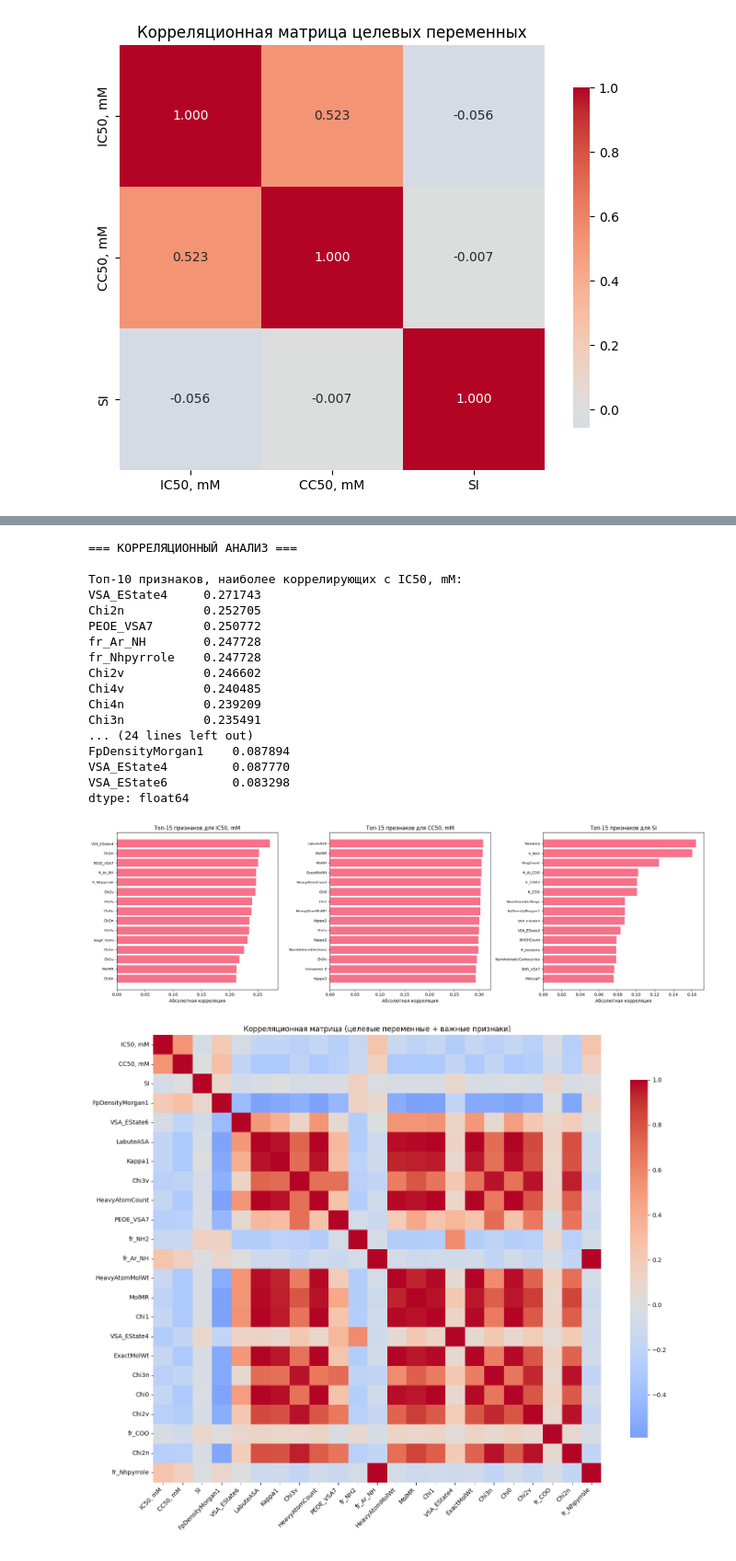
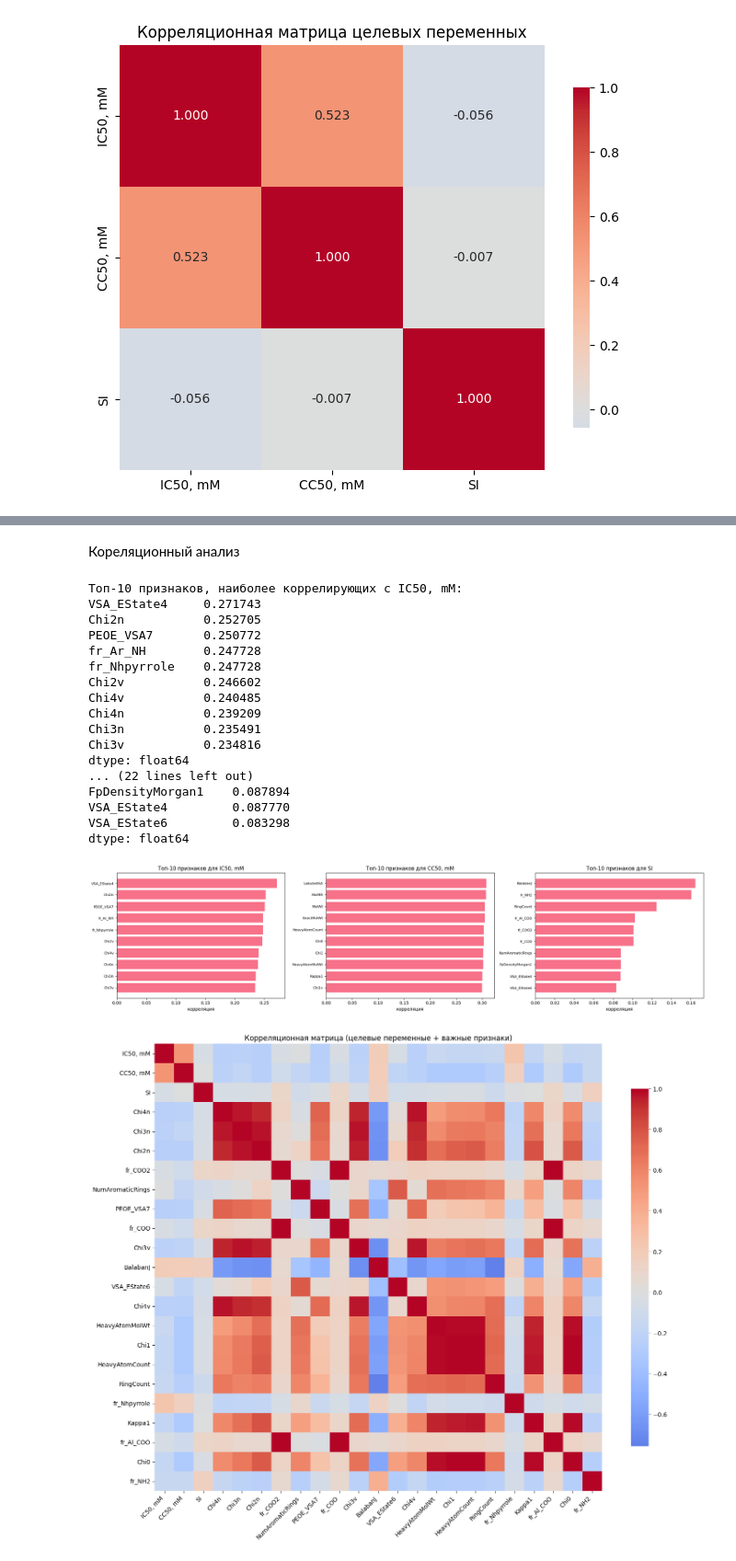
Before and after one commit to schwarzRabe/drug_activity_prediction, a Jupyter notebook: notebooks/01_eda.ipynb, the cells around one changed output, grey strips where cells are left out. Shown: that part at 92% size. Saved outputs shown, nothing was run; the diff lists cells and outputs as text; code cells hidden in the pictures.

```diff
--- a/notebooks/01_eda.ipynb
+++ b/notebooks/01_eda.ipynb
@@ -213,49 +225,39 @@ plt.show()
 # %%
+def analyze_features(df, target_cols):
 
-# =============================================================================
-# 3. АНАЛИЗ ПРИЗНАКОВ
-# =============================================================================
-
-def analyze_features(df, target_cols):
-    """Анализ молекулярных дескрипторов"""
-
-    # Отделение признаков от целевых переменных
+    # Отделяем признаки от целевых переменных
     feature_cols = [col for col in df.columns if col not in target_cols]
-
-    print("=== АНАЛИЗ ПРИЗНАКОВ ===")
     print(f"Общее количество признаков: {len(feature_cols)}")
 
     # Типы признаков
     numeric_features = df[feature_cols].select_dtypes(include=[np.number]).columns.tolist()
     print(f"Числовые признаки: {len(numeric_features)}")
 
-    # Анализ вариативности признаков
-    print("\n=== АНАЛИЗ ВАРИАТИВНОСТИ ===")
-
     # Признаки с нулевой вариативностью
     zero_var_features = []
     for col in numeric_features:
         if df[col].std() == 0:
             zero_var_features.append(col)
-
     print(f"Признаки с нулевой вариативностью: {len(zero_var_features)}")
-    if zero_var_features:
-        print("Примеры:", zero_var_features[:5])
 
     # Признаки с низкой вариативностью
     low_var_features = []
     for col in numeric_features:
-        if df[col].std() < 0.01 and df[col].std() > 0:
+        if 0 < df[col].std() < 0.01:
             low_var_features.append(col)
-
     print(f"Признаки с низкой вариативностью: {len(low_var_features)}")
 
-    # Распределение значений некоторых ключевых признаков
+    # Объединённый список "малополезных" признаков
+    low_info_features = zero_var_features + low_var_features
+    print(f"Признаки с низкой информативностью:", low_info_features)
+
+
+    # Распределение значений некоторых признаков
     key_features = ['MolWt', 'MolLogP', 'NumHDonors', 'NumHAcceptors', 'TPSA']
     available_key_features = [f for f in key_features if f in df.columns]
 
     if available_key_features:
-        fig, axes = plt.subplots(2, 3, figsize=(18, 12))
+        fig, axes = plt.subplots(2, 3, figsize=(12, 10))
         axes = axes.flatten()
 
         for i, feature in enumerate(available_key_features[:6]):
@@ -288,12 +301,7 @@ feature_cols, numeric_features = analyze_features(df_cleaned, target_cols)
+# %% [markdown]
+Кореляционный анализ
 # %%
-# =============================================================================
-# 4. КОРРЕЛЯЦИОННЫЙ АНАЛИЗ
-# =============================================================================
-
 def correlation_analysis(df, target_cols, numeric_features):
-    """Анализ корреляций между признаками и целевыми переменными"""
-
-    print("=== КОРРЕЛЯЦИОННЫЙ АНАЛИЗ ===")
 
     # Корреляция признаков с целевыми переменными
     correlations = {}
@@ -306,16 +314,16 @@ def correlation_analysis(df, target_cols, numeric_features):
         print(corr_with_target.head(10))
 
     # Визуализация топ корреляций
-    fig, axes = plt.subplots(1, 3, figsize=(20, 6))
+    fig, axes = plt.subplots(1, 3, figsize=(20, 5))
 
     for i, target in enumerate(target_cols):
-        top_features = correlations[target].head(15)
+        top_features = correlations[target].head(10)
 
         axes[i].barh(range(len(top_features)), top_features.values)
         axes[i].set_yticks(range(len(top_features)))
         axes[i].set_yticklabels(top_features.index, fontsize=8)
-        axes[i].set_xlabel('Абсолютная корреляция')
-        axes[i].set_title(f'Топ-15 признаков для {target}')
+        axes[i].set_xlabel('корреляция')
+        axes[i].set_title(f'Топ-10 признаков для {target}')
         axes[i].invert_yaxis()
 
     plt.tight_layout()
@@ -329,35 +337,35 @@ def correlation_analysis(df, target_cols, numeric_features):
 
     important_features = list(all_important_features)[:20]  # Ограничиваем до 20 для читаемости
 
     correlation_subset = df[target_cols + important_features].corr()
 
     plt.figure(figsize=(15, 12))
     sns.heatmap(correlation_subset, annot=False, cmap='coolwarm', center=0,
                 square=True, cbar_kws={'shrink': 0.8})
     plt.title('Корреляционная матрица (целевые переменные + важные признаки)')
     plt.xticks(rotation=45, ha='right')
     plt.yticks(rotation=0)
     plt.tight_layout()
     plt.show()
 
 correlation_analysis(df_cleaned, target_cols, numeric_features)
 # %% [output]
-=== КОРРЕЛЯЦИОННЫЙ АНАЛИЗ ===
-
 Топ-10 признаков, наиболее коррелирующих с IC50, mM:
 VSA_EState4     0.271743
 Chi2n           0.252705
 PEOE_VSA7       0.250772
 fr_Ar_NH        0.247728
 fr_Nhpyrrole    0.247728
 Chi2v           0.246602
 Chi4v           0.240485
 Chi4n           0.239209
 Chi3n           0.235491
-... (24 lines left out)
+Chi3v           0.234816
+dtype: float64
+... (22 lines left out)
 FpDensityMorgan1    0.087894
 VSA_EState4         0.087770
 VSA_EState6         0.083298
 dtype: float64
-[figure, old version]
+[figure, new version]
-[figure, old version]
+[figure, new version]
```
Also changed, not shown: parts of 21 cells of this notebook.
